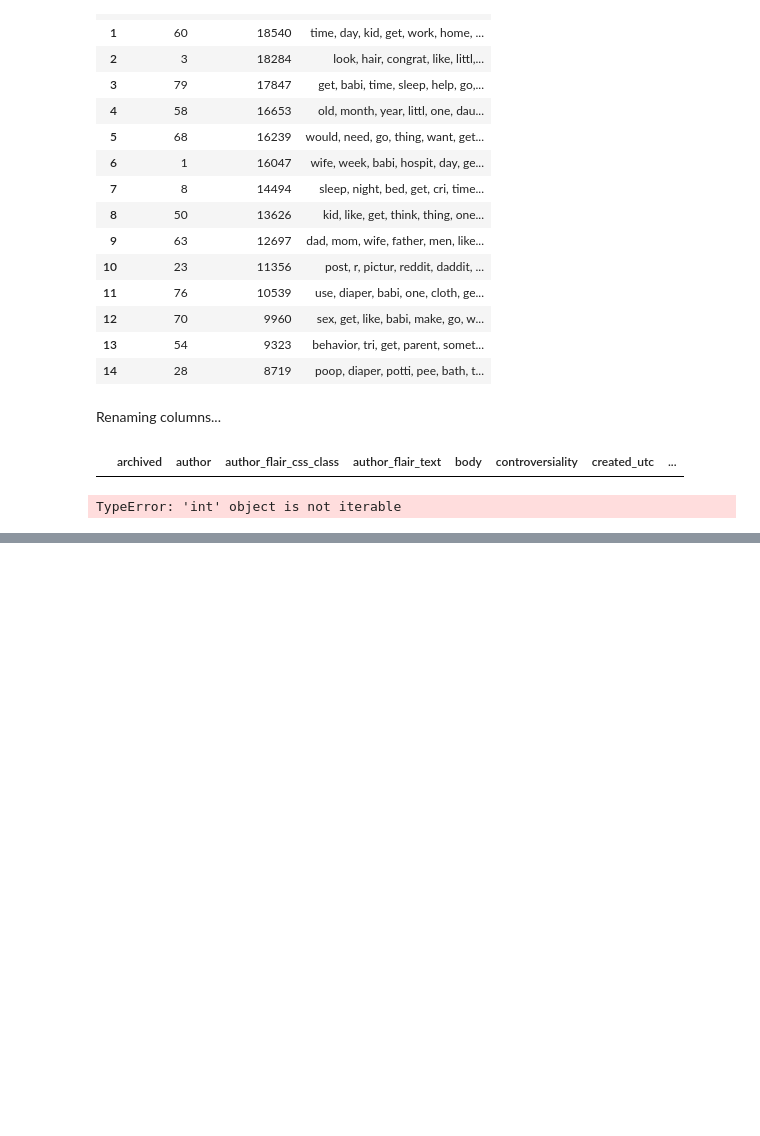
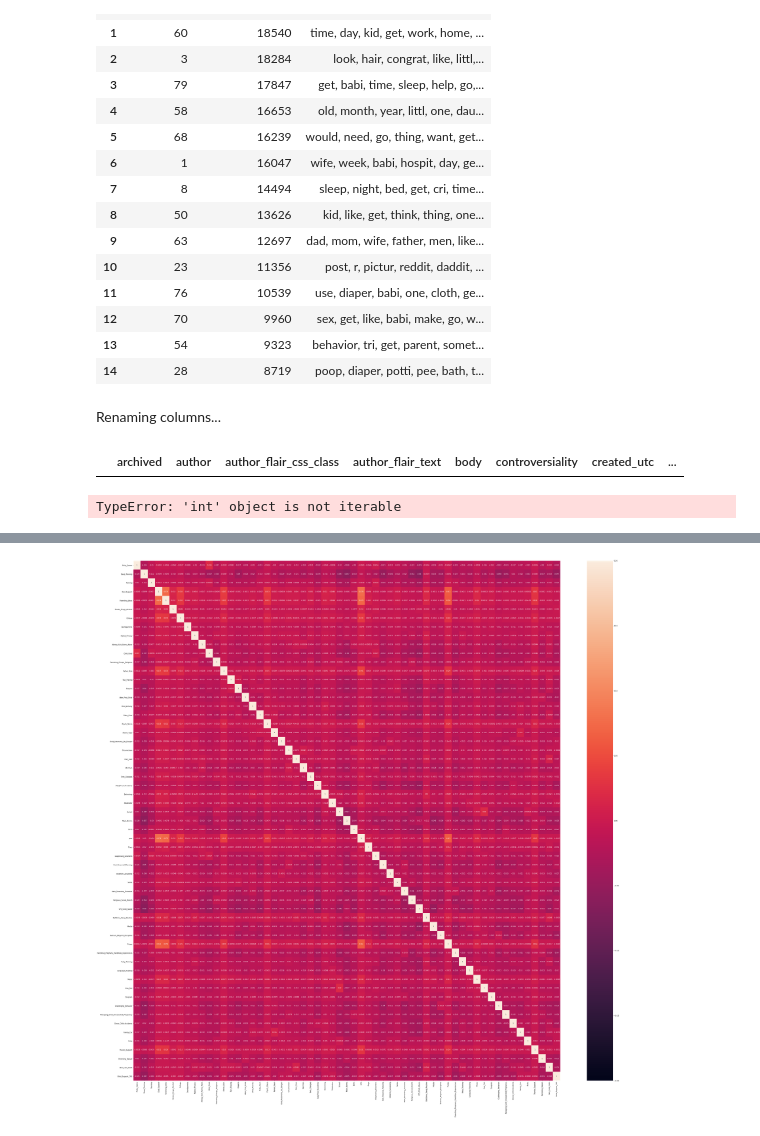
Before and after one commit to tawfiqam/Parenting_Throwaway_CSCW_2019, a Jupyter notebook: Daddit_LDA.ipynb, the cells around one changed output, grey strips where cells are left out. Drawn from its saved outputs; the diff is of its cells as text; code cells hidden in the pictures; blank space fills up the shorter version.

```diff
--- a/Daddit_LDA.ipynb
+++ b/Daddit_LDA.ipynb
@@ -336,0 +552,5 @@ def Tokinization(document):
+# %%
+#leave in place and add the columns together
+Daddit.reset_index(drop=True, inplace=True)
+topic_bow_norm.reset_index(drop=True, inplace=True)
+New_MizoFrame_norm = pd.concat([Daddit, topic_bow_norm], axis=1)
@@ -1011,0 +1369,24 @@ TypeError: 'int' object is not iterable
+# %%
+Minimized=['Picky_Eaters','Sleep_Training', 'Nursing', 'Dad_Support', 'Parenting_Jokes',
+       'Smoke_Drugs_Alcohol','College', 'Grandparents',
+       'Naked_Privacy', 'Allergy_Sick_Runny_Nose', 'Child_Food',
+       'Parenting_Groups_Religious', 'Father_Role', 'Toys_Playing', 'Diapers',
+       'After_First_Child', 'Child_Activity', 'Baby_Gear',
+       'Psych_Stress', 'Parent_Gear', 'Child_Autonomy_Str_Danger',
+       'Circumcision', 'Hair_Care', 'Vaccines', 'Teen_Changes',
+       'BabyProof_Accidents', 'Swimming', 'Moderator', 'School', 'Male_Norms',
+       'Birth', 'Joke', 'Dogs', 'Diagnosing_Disorders',
+       'Cost_Financial_Planning', 'Children_Socializing', 'Santa', 'Work_Parenting_Schedule',
+       'Religious_Social_Beleifs', 'CPS_Child_Abuse', 'Bathtime_Sleep_Routine',
+       'Media', 'Tantrum_Mngmnt_Discipline','Puppy',
+       'Parenting_Pregnany_Hardships_Experiences', 'Potty_Training',
+       'Language_Reading', 'Music', 'Edu_Phil', 'Congrats',
+       'Challenging_Behavior', 'Managing_Grief_Unexpected_Pregnancy',
+       'Doors_Child Accidents','Family_Car', 'Bully',
+       'Thanks_Support', 'Parenting_Nature', 'Skin_Care_Cloth',
+       'Child_Support_CPS']
+# %%
+df_Minimized = df[Minimized]
+# %%
+corrMatrix = df_Minimized.corr()
+print (corrMatrix)
@@ -1011,0 +1414,6 @@ TypeError: 'int' object is not iterable
+# %%
+plt.figure(figsize=(60, 60))
+sn.heatmap(corrMatrix,annot=True, vmin=-0.2 , vmax=0.2)
+plt.show()
+# %% [output]
+[figure, added]
```
Also changed, not shown: parts of 47 cells of this notebook, 2 other files.
